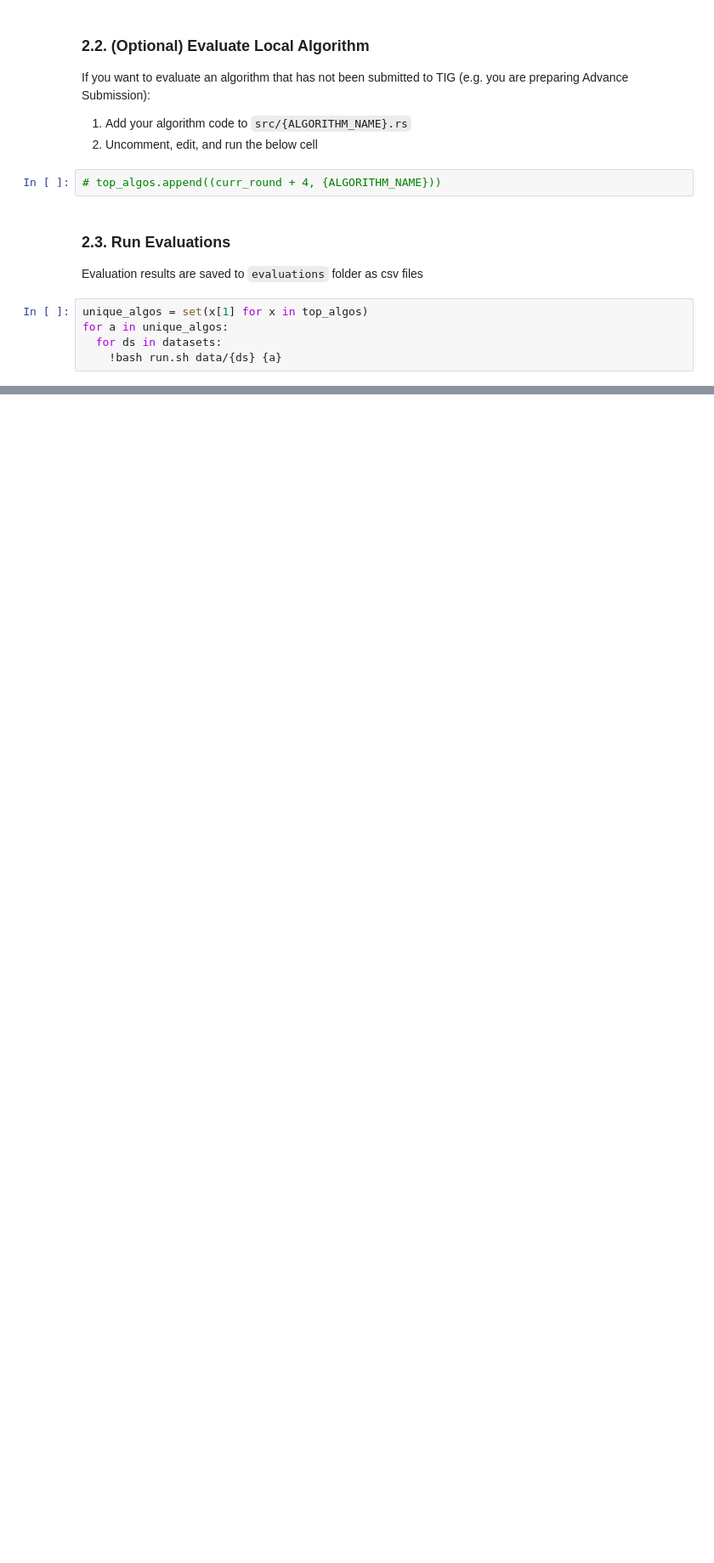
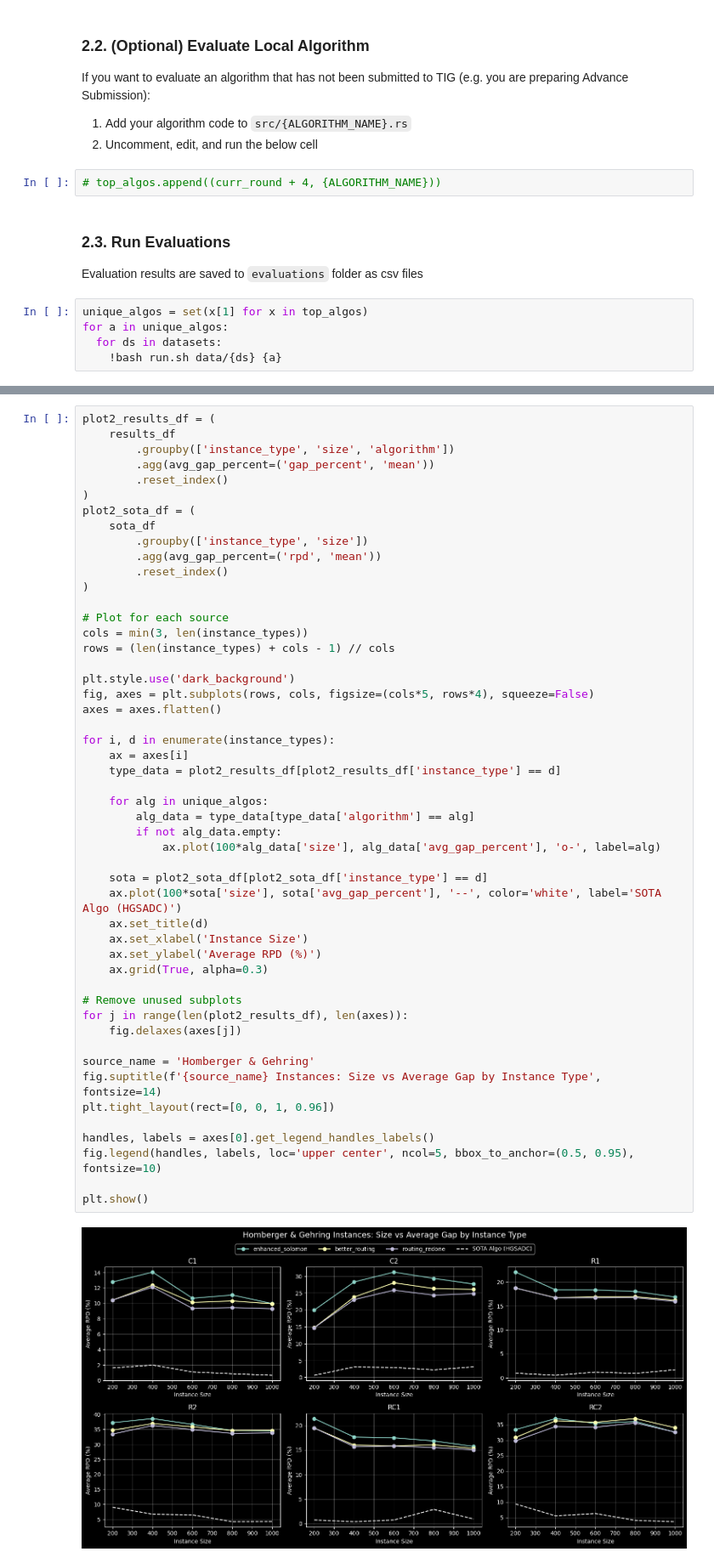
Before and after one commit to tig-foundation/tig-SOTA-metrics, a Jupyter notebook: vehicle_routing_evaluator/quick_start.ipynb, the cells around one changed output, grey strips where cells are left out. Shown: that part at 85% size. Saved outputs shown, nothing was run; the diff lists cells and outputs as text; blank space fills up the shorter version.

```diff
--- a/vehicle_routing_evaluator/quick_start.ipynb
+++ b/vehicle_routing_evaluator/quick_start.ipynb
@@ -112,0 +197,52 @@ Todo
+# %%
+plot2_results_df = (
+    results_df
+        .groupby(['instance_type', 'size', 'algorithm'])
+        .agg(avg_gap_percent=('gap_percent', 'mean'))
+        .reset_index()
+)
+plot2_sota_df = (
+    sota_df
+        .groupby(['instance_type', 'size'])
+        .agg(avg_gap_percent=('rpd', 'mean'))
+        .reset_index()
+)
+
+# Plot for each source
+cols = min(3, len(instance_types))
+rows = (len(instance_types) + cols - 1) // cols
+
+plt.style.use('dark_background')
+fig, axes = plt.subplots(rows, cols, figsize=(cols*5, rows*4), squeeze=False)
+axes = axes.flatten()
+
+for i, d in enumerate(instance_types):
+    ax = axes[i]
+    type_data = plot2_results_df[plot2_results_df['instance_type'] == d]
+
+    for alg in unique_algos:
+        alg_data = type_data[type_data['algorithm'] == alg]
+        if not alg_data.empty:
+            ax.plot(100*alg_data['size'], alg_data['avg_gap_percent'], 'o-', label=alg)
+
+    sota = plot2_sota_df[plot2_sota_df['instance_type'] == d]
+    ax.plot(100*sota['size'], sota['avg_gap_percent'], '--', color='white', label='SOTA Algo (HGSADC)')
+    ax.set_title(d)
+    ax.set_xlabel('Instance Size')
+    ax.set_ylabel('Average RPD (%)')
+    ax.grid(True, alpha=0.3)
+
+# Remove unused subplots
+for j in range(len(plot2_results_df), len(axes)):
+    fig.delaxes(axes[j])
+
+source_name = 'Homberger & Gehring'
+fig.suptitle(f'{source_name} Instances: Size vs Average Gap by Instance Type', fontsize=14)
+plt.tight_layout(rect=[0, 0, 1, 0.96])
+
+handles, labels = axes[0].get_legend_handles_labels()
+fig.legend(handles, labels, loc='upper center', ncol=5, bbox_to_anchor=(0.5, 0.95), fontsize=10)
+
+plt.show()
+# %% [output]
+[figure, added]
```
Also changed, not shown: parts of 7 cells of this notebook, 1 other file.
